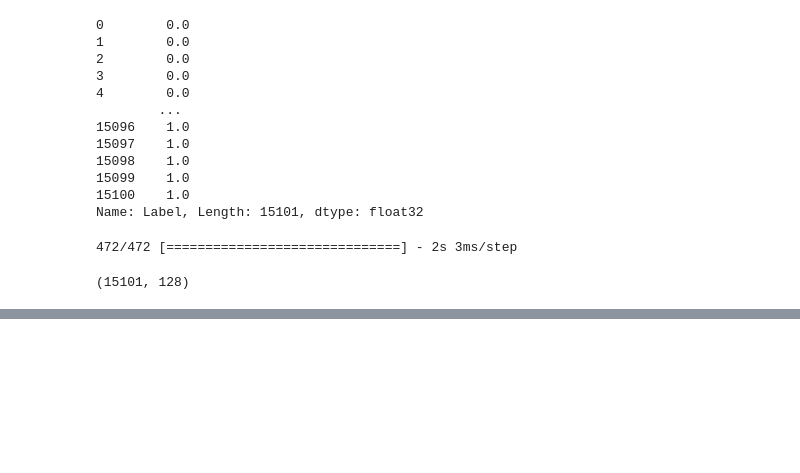
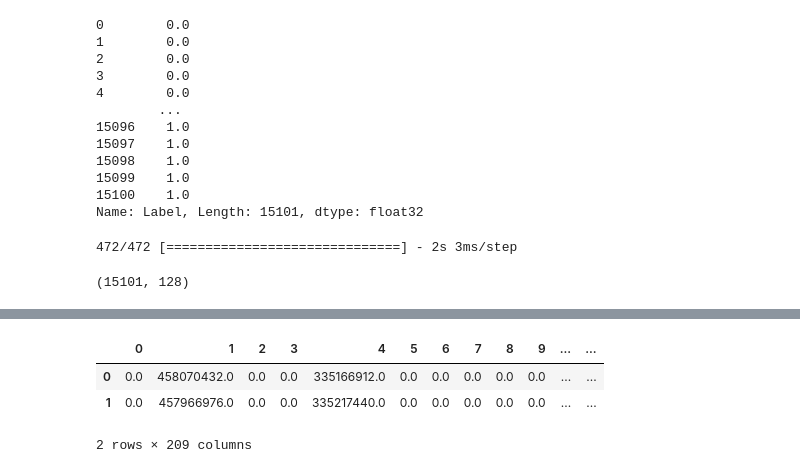
Before and after one commit to k-zehnder/cybersecurity-jina, a Jupyter notebook: eda_notebook.ipynb, the cells around one changed output, grey strips where cells are left out. Cells and saved outputs as stored; diff of their text form; code cells hidden in the pictures; blank space fills up the shorter version.

Commit message:
refactor: add details to embeddings csv

```diff
--- a/eda_notebook.ipynb
+++ b/eda_notebook.ipynb
@@ -420,3 +423,11 @@ embeddings_df.head()
 5 rows × 129 columns
 # %%
 # embeddings_df.to_csv("embeddings_df.csv", index=0)
+# %%
+result = pd.concat([embeddings_df, df], axis=1)
+result.head(2)
+# %% [output]
+|  | 0 | 1 | 2 | 3 | 4 | 5 | 6 | 7 | 8 | 9 | ... | ... |
+| 0 | 0.0 | 458070432.0 | 0.0 | 0.0 | 335166912.0 | 0.0 | 0.0 | 0.0 | 0.0 | 0.0 | ... | ... |
+| 1 | 0.0 | 457966976.0 | 0.0 | 0.0 | 335217440.0 | 0.0 | 0.0 | 0.0 | 0.0 | 0.0 | ... | ... |
+2 rows × 209 columns
```
Also changed, not shown: parts of 22 cells of this notebook, 7 other files.
